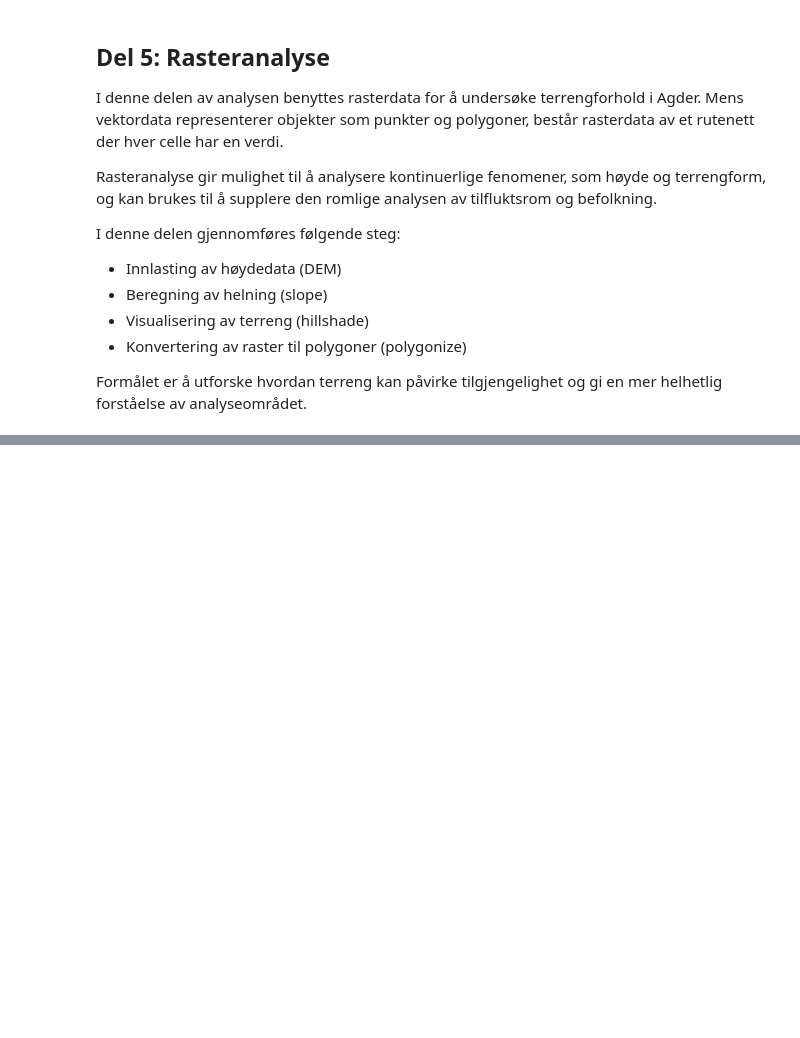
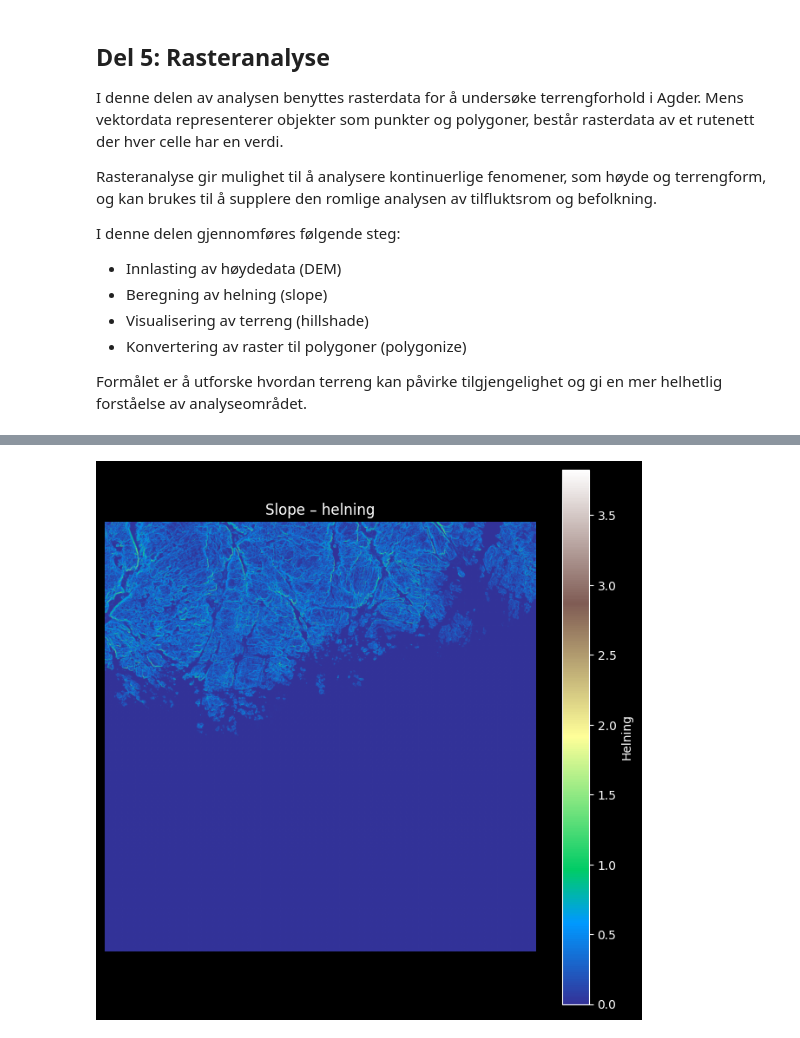
Before and after one commit to sivert-svanes/IS-218-Prosjekt, a Jupyter notebook: notebooks/analysis.ipynb, the cells around one changed output, grey strips where cells are left out. Cells and saved outputs as stored; diff of their text form; code cells hidden in the pictures; blank space fills up the shorter version.

```diff
--- a/notebooks/analysis.ipynb
+++ b/notebooks/analysis.ipynb
@@ -1016,0 +1061,26 @@ Formålet er å utforske hvordan terreng kan påvirke tilgjengelighet og gi en m
+# %%
+import numpy as np
+
+# Les rasterdata som array
+dem_array = dem.read(1)
+
+# Hent pixel-størrelse (veldig viktig!)
+x_res, y_res = dem.res
+
+# Beregn gradient (endring i x og y-retning)
+grad_y, grad_x = np.gradient(dem_array, y_res, x_res)
+
+# Beregn slope
+slope = np.sqrt(grad_x**2 + grad_y**2)
+# %%
+fig, ax = plt.subplots(figsize=(8, 8))
+
+img = ax.imshow(slope, cmap="terrain")
+ax.set_title("Slope – helning")
+ax.set_axis_off()
+
+plt.colorbar(img, ax=ax, label="Helning")
+
+plt.show()
+# %% [output]
+[figure, added]
```
Also changed, not shown: parts of 3 cells of this notebook.
